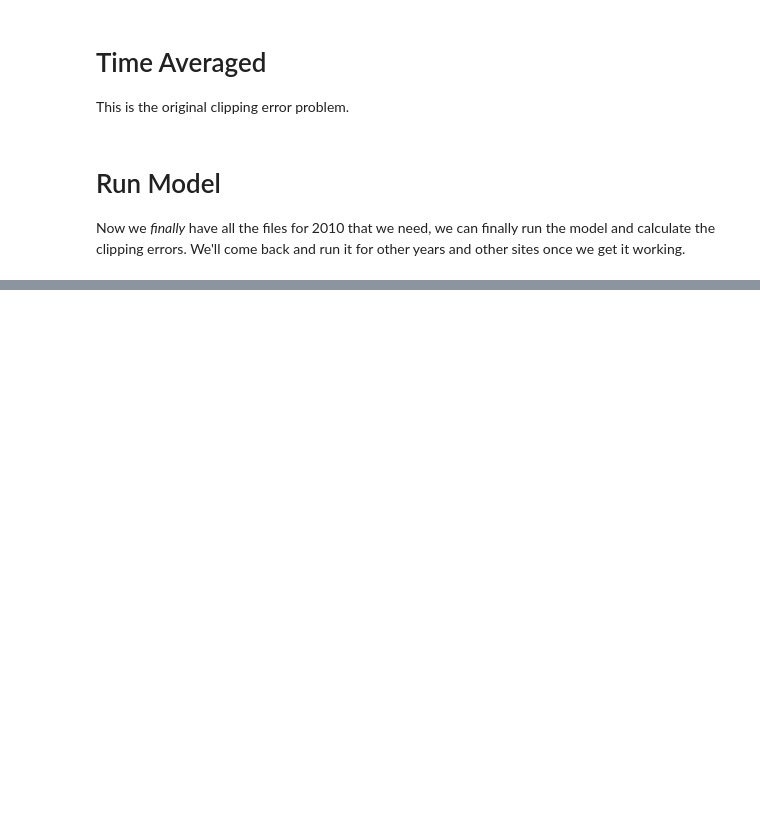
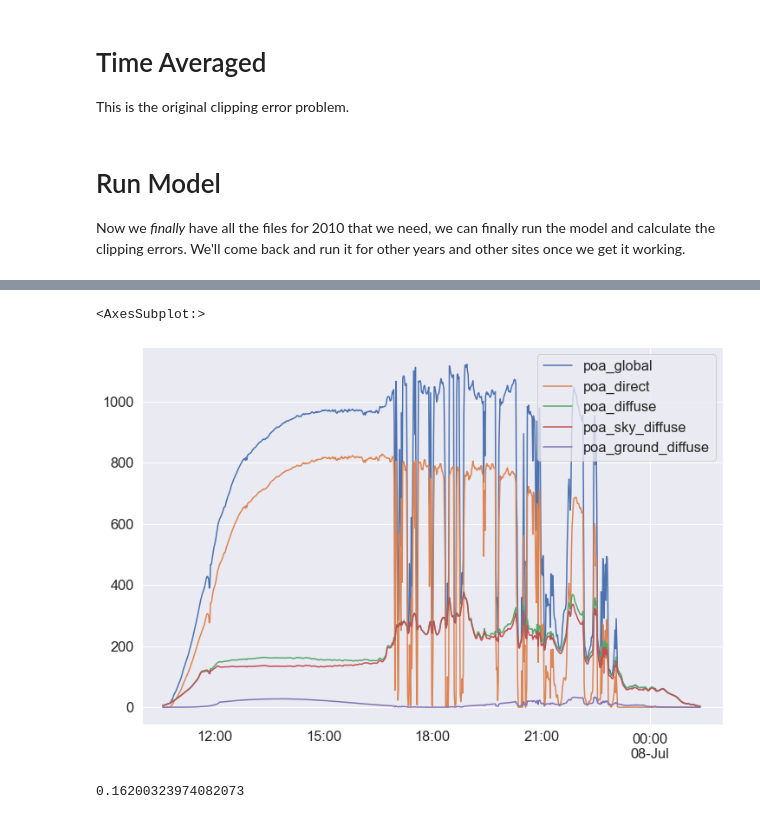
Before and after one commit to mikofski/pvsc49-satellite-sampling, a Jupyter notebook: analysis/instantaneous_weather-SURFRAD.ipynb, the cells around one changed output, grey strips where cells are left out. Saved outputs shown, nothing was run; the diff lists cells and outputs as text; code cells hidden in the pictures; blank space fills up the shorter version.

```diff
--- a/analysis/instantaneous_weather-SURFRAD.ipynb
+++ b/analysis/instantaneous_weather-SURFRAD.ipynb
@@ -556,0 +638,5 @@ Now we _finally_ have all the files for 2010 that we need, we can finally run th
+# %%
+poa[JULY7_MORN:JULY7_NITE].plot()
+# %% [output]
+<AxesSubplot:>
+[figure, added]
@@ -556,0 +652,4 @@ Now we _finally_ have all the files for 2010 that we need, we can finally run th
+# %%
+module_efficiency
+# %% [output]
+0.16200323974082073
```
Also changed, not shown: parts of 16 cells of this notebook.
